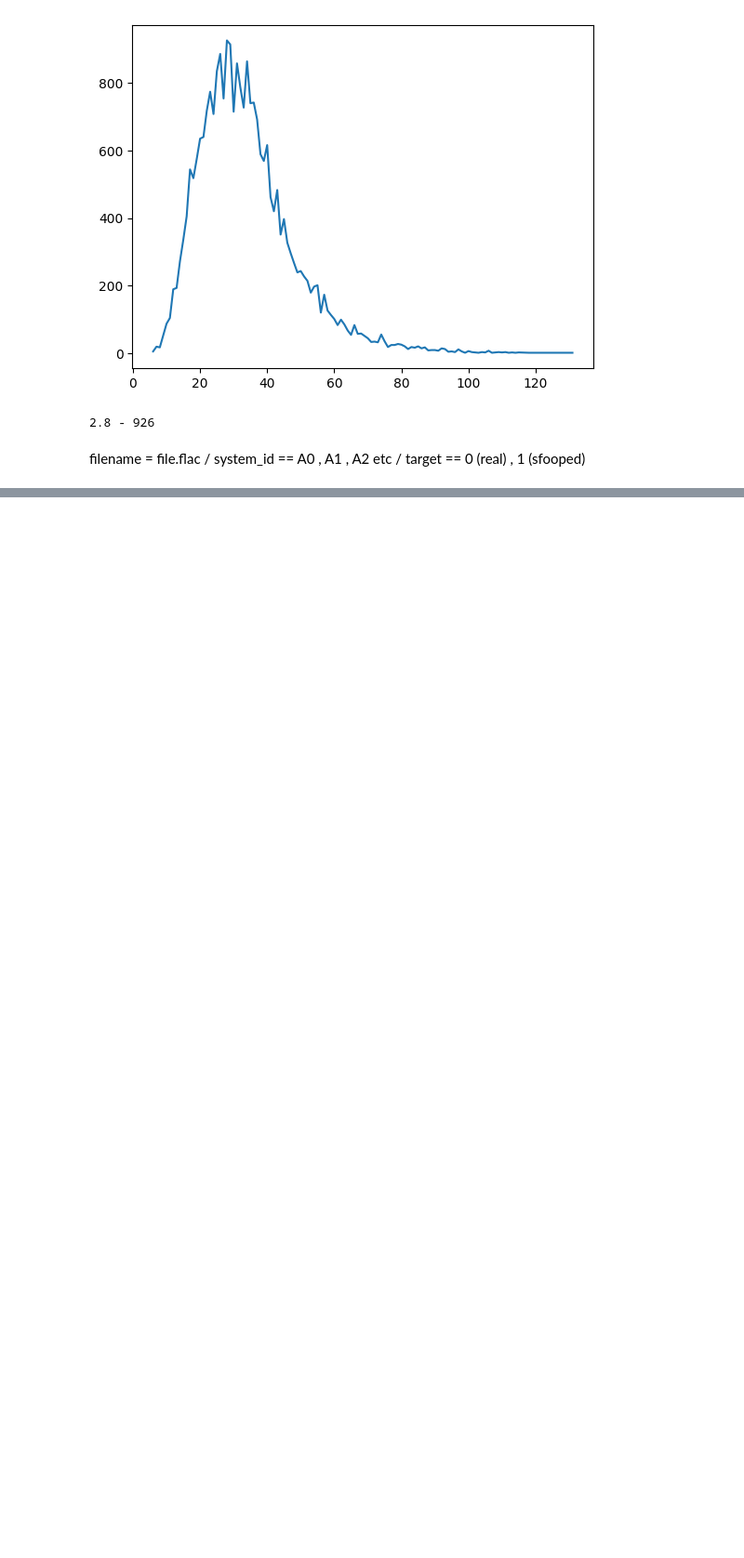
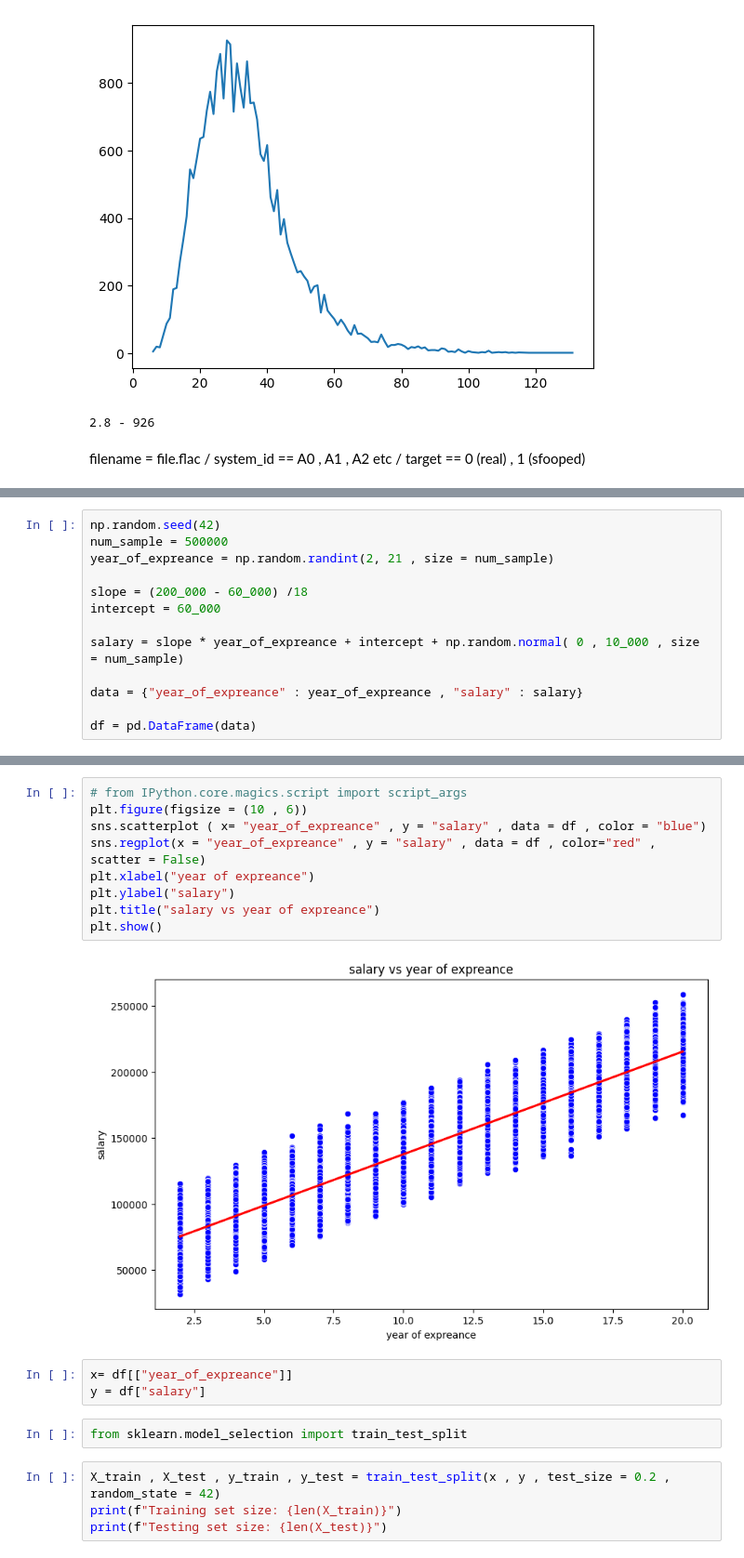
Before and after one commit to onlyforstudy7770-cpu/DeepFake-voice-detection-project, a Jupyter notebook: ASVsfooping.ipynb, the cells around one changed output, grey strips where cells are left out. Shown at 93% size. Drawn from its saved outputs; the diff is of its cells as text; blank space fills up the shorter version.

```diff
--- a/ASVsfooping.ipynb
+++ b/ASVsfooping.ipynb
@@ -130,0 +266,13 @@ for fi in fil:
+# %%
+np.random.seed(42)
+num_sample = 500000
+year_of_expreance = np.random.randint(2, 21 , size = num_sample)
+
+slope = (200_000 - 60_000) /18
+intercept = 60_000
+
+salary = slope * year_of_expreance + intercept + np.random.normal( 0 , 10_000 , size = num_sample)
+
+data = {"year_of_expreance" : year_of_expreance , "salary" : salary}
+
+df = pd.DataFrame(data)
@@ -130,0 +291,20 @@ for fi in fil:
+# %%
+# from IPython.core.magics.script import script_args
+plt.figure(figsize = (10 , 6))
+sns.scatterplot ( x= "year_of_expreance" , y = "salary" , data = df , color = "blue")
+sns.regplot(x = "year_of_expreance" , y = "salary" , data = df , color="red" , scatter = False)
+plt.xlabel("year of expreance")
+plt.ylabel("salary")
+plt.title("salary vs year of expreance")
+plt.show()
+# %% [output]
+[figure, added]
+# %%
+x= df[["year_of_expreance"]]
+y = df["salary"]
+# %%
+from sklearn.model_selection import train_test_split
+# %%
+X_train , X_test , y_train , y_test = train_test_split(x , y , test_size = 0.2 , random_state = 42)
+print(f"Training set size: {len(X_train)}")
+print(f"Testing set size: {len(X_test)}")
```
Also changed, not shown: parts of 72 cells of this notebook.
